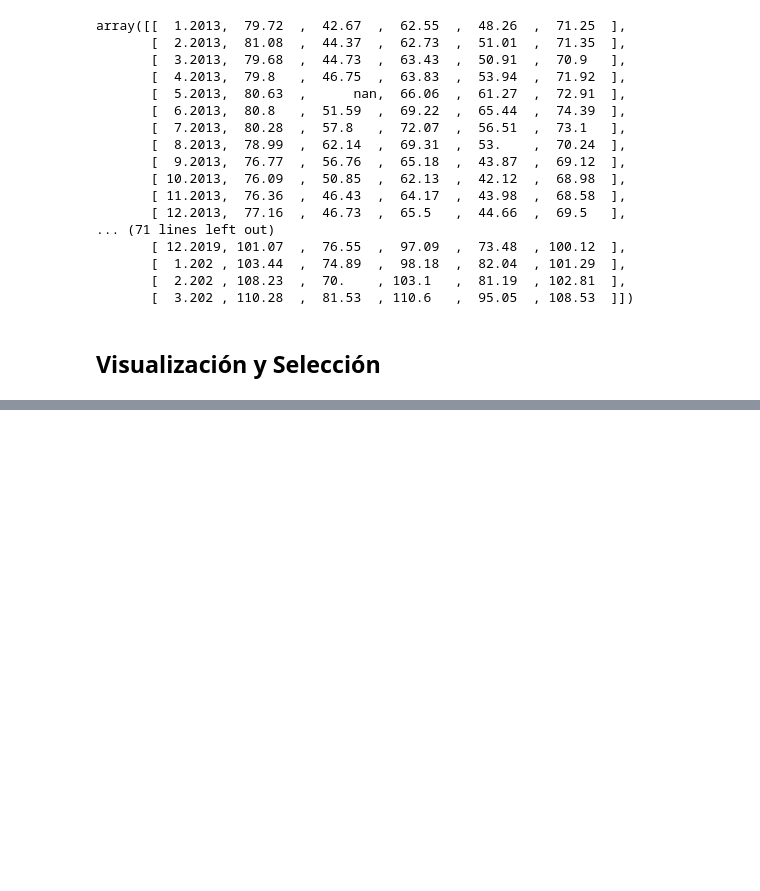
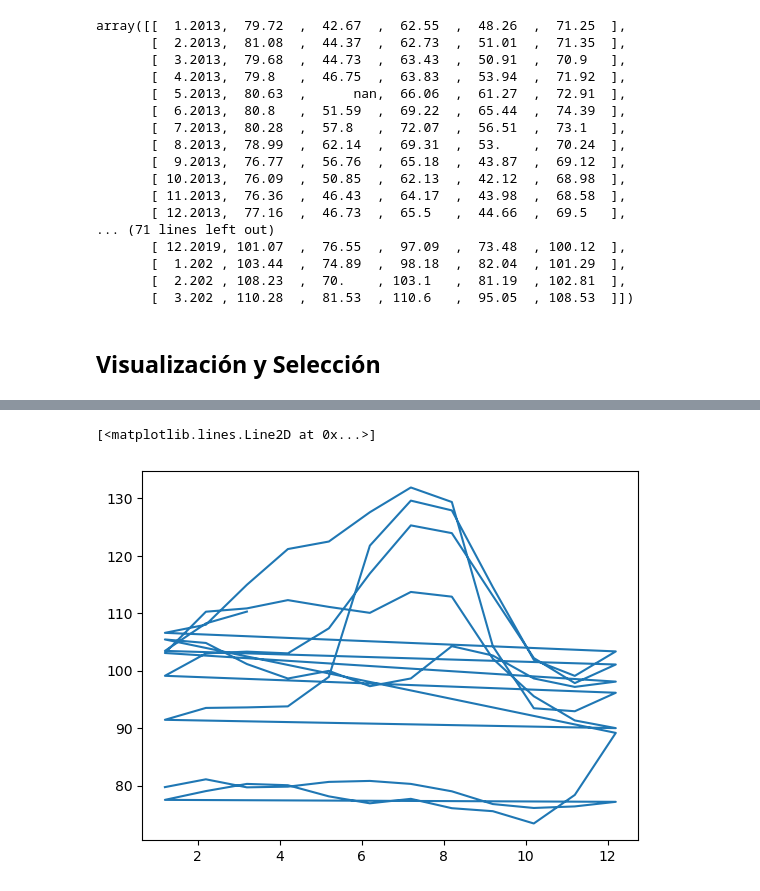
Before and after one commit to sandovaldavid/NumPy-ETL-G8-ONE, a Jupyter notebook: Numpy.ipynb, the cells around one changed output, grey strips where cells are left out. Saved outputs shown, nothing was run; the diff lists cells and outputs as text; code cells hidden in the pictures; blank space fills up the shorter version.

```diff
--- a/Numpy.ipynb
+++ b/Numpy.ipynb
@@ -105,0 +155,5 @@ datos_transpuestos = datos.T
+# %%
+plt.plot(fechas,precios[:,0])
+# %% [output]
+[<matplotlib.lines.Line2D at 0x...>]
+[figure, added]
```
Also changed, not shown: parts of 22 cells of this notebook.
